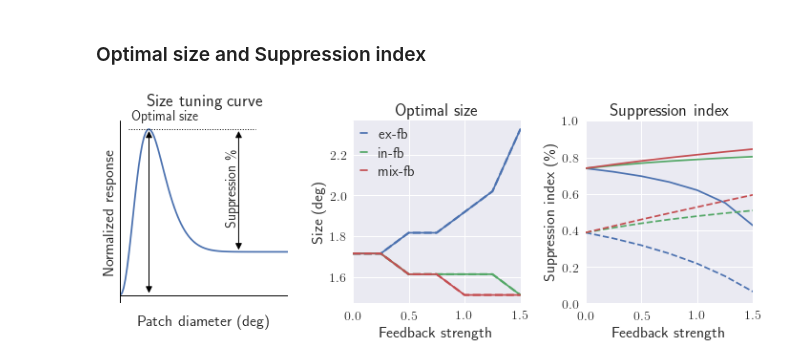
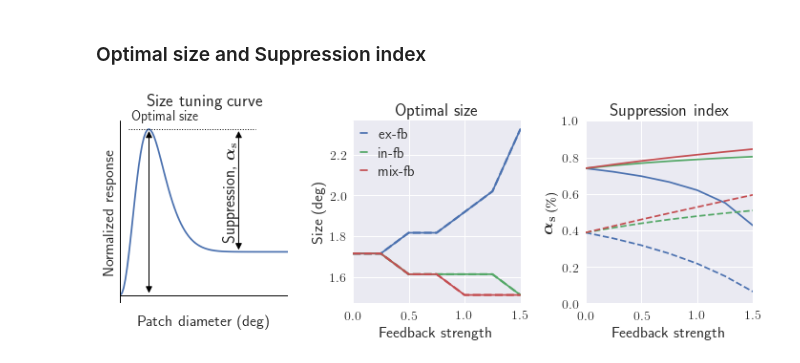
Before and after one commit to miladh/edog-simulations, a Jupyter notebook: size_tuning/size_tuning.ipynb, the cells around one changed output. Drawn from its saved outputs; the diff is of its cells as text; code cells hidden in the pictures.

```diff
--- a/size_tuning/size_tuning.ipynb
+++ b/size_tuning/size_tuning.ipynb
@@ -204,8 +207,8 @@ ax3.plot(w_rc_ex, size_tuning["fb_ex"][2.0]["supp_index"], 'C0--')
 ax3.plot(w_rc_in, size_tuning["fb_in"][2.0]["supp_index"], 'C1--')
 ax3.plot(w_rc_mix, size_tuning["fb_mix"][2.0]["supp_index"], 'C2--')
 
-ax3.set_title("Suppression index", fontsize=18)
-ax3.set_ylabel(r"Suppression index (\%)", fontsize=16)
+ax3.set_title(r"Suppression index", fontsize=18)
+ax3.set_ylabel(r"$\boldsymbol{\alpha_\mathrm{s\;(\%)}}$", fontsize=18)
 ax3.set_xlabel("Feedback strength", fontsize=16)
 
 ax3.set_xlim([0, 1.5])
@@ -231,32 +234,33 @@ ax1.spines['bottom'].set_position(('data', 0))
 ax1.xaxis.set_ticks_position('none')
 ax1.yaxis.set_ticks_position('none')
 
 ax1.set_yticks([])
 ax1.set_xticks([])
 
 ax1.grid(False)
 
 ax1.set_facecolor("w")
 ax1.axhline(y=0, color='k', linewidth=1.)
 ax1.axvline(x=0, color='k', linewidth=1.)
 
 
 max_id = np.where(norm_curve == norm_curve.max())
 xmax = patch_diameter[max_id].magnitude
 ymax = norm_curve.max()
 xsteady = patch_diameter[-30].magnitude
 ysteady = norm_curve[-30]
 
 ax1.plot([0.5, patch_diameter[-20]], [ymax, ymax], color='k', linewidth=1, linestyle=":")
 
 ax1.annotate("Optimal size", xy=(xmax-1., ymax+ymax*0.05), xycoords='data', xytext=(-1, +1), textcoords='offset points')
 ax1.annotate("", xy=(xmax, 0), xycoords='data', xytext=(xmax, ymax), textcoords='data',
              arrowprops={'arrowstyle': '<|-|>', 'linestyle': '-', 'linewidth': 1, 'color': 'k'})
 
-ax1.annotate("Suppression \%", xy=(xsteady-0.7, (ymax-ysteady)*1.1), xycoords='data', xytext=(-1, +1), textcoords='offset points', rotation=90)
+ax1.annotate(r"Suppression, $\boldsymbol{\alpha_\mathrm{s}}$", xy=(xsteady-0.7, (ymax-ysteady)*1.15),
+             xycoords='data', xytext=(-1, +1), textcoords='offset points', rotation=90, fontsize=17)
 ax1.annotate("", xy=(xsteady, ysteady), xycoords='data', xytext=(xsteady, ymax), textcoords='data',
              arrowprops={'arrowstyle': '<|-|>', 'linestyle': '-', 'linewidth': 1, 'color': 'k'})
 
 fig.tight_layout()
 # %% [output]
-[figure, old version]
+[figure, new version]
```
Also changed, not shown: parts of 1 cell of this notebook, 9 other files.
